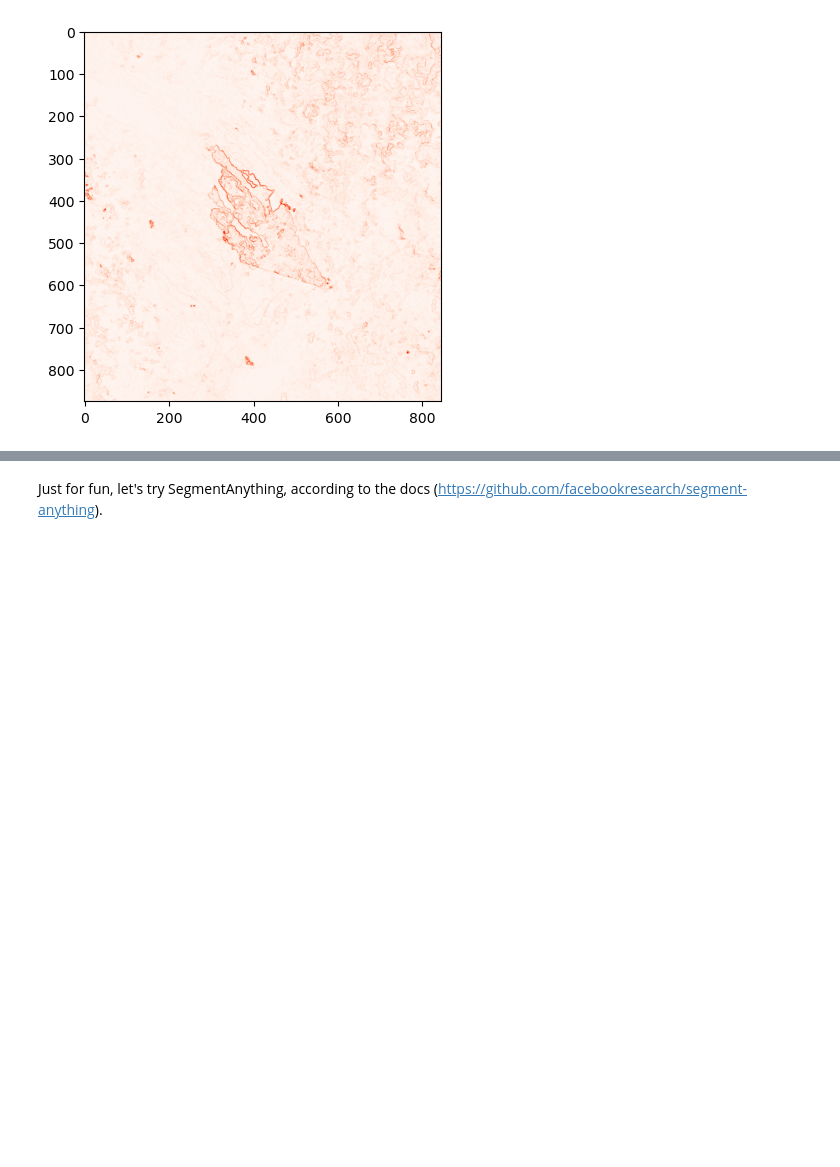
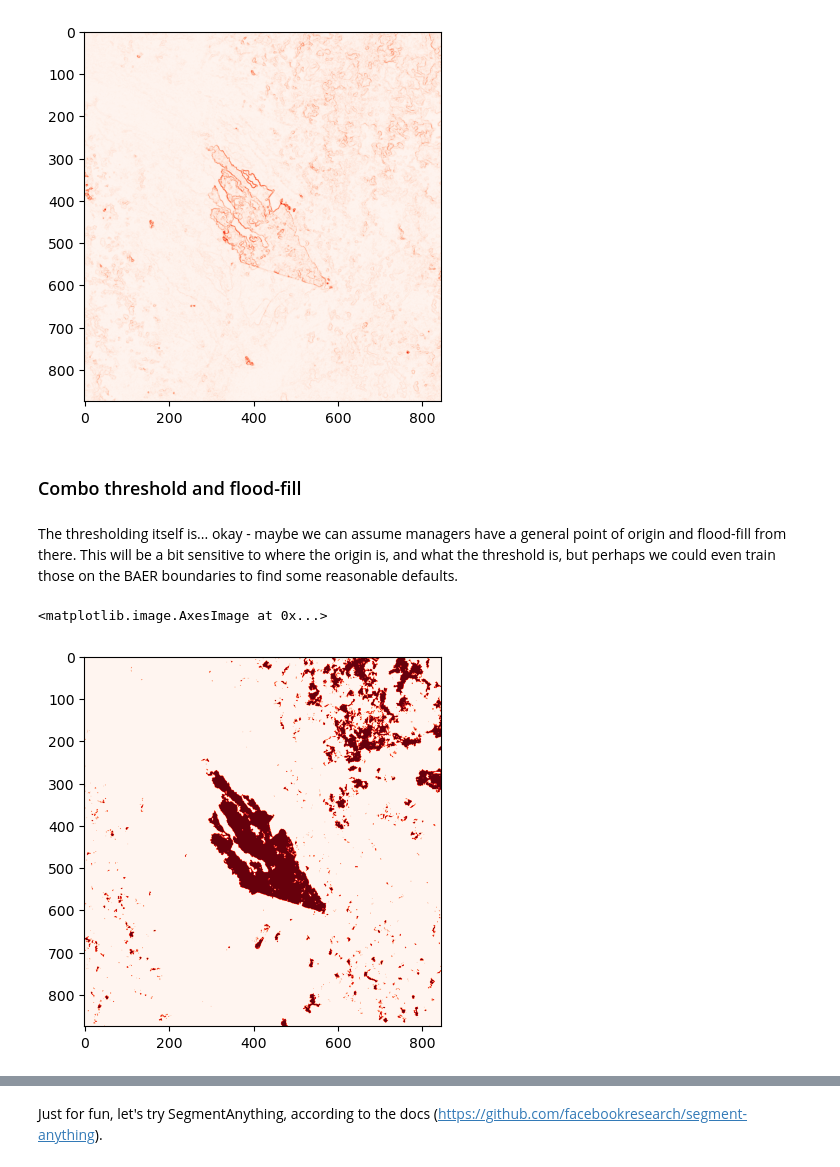
Before and after one commit to SchmidtDSE/burn-severity-mapping-poc, a Jupyter notebook: exploratory/derived_boundary_eda.ipynb, the cells around one changed output, grey strips where cells are left out. Drawn from its saved outputs; the diff is of its cells as text; code cells hidden in the pictures; blank space fills up the shorter version.

Commit message:
Flood fill exploration

```diff
--- a/exploratory/derived_boundary_eda.ipynb
+++ b/exploratory/derived_boundary_eda.ipynb
@@ -186,3 +186,16 @@ plt.imshow(scar_sobel, cmap="Reds")
 # %% [output]
 <matplotlib.image.AxesImage at 0x...>
 [figure]
+# %% [markdown]
+### Combo threshold and flood-fill
+# %% [markdown]
+The thresholding itself is... okay - maybe we can assume managers have a general point of origin and flood-fill from there. This will be a bit sensitive to where the origin is, and what the threshold is, but perhaps we could even train those on the BAER boundaries to find some reasonable defaults.
+# %%
+# First, use otsu to threshold the rbr values
+from skimage.filters import threshold_otsu
+threshold_value = threshold_otsu(rbr_values)
+rbr_otsu = rbr_values > threshold_value
+plt.imshow(rbr_otsu, cmap="Reds")
+# %% [output]
+<matplotlib.image.AxesImage at 0x...>
+[figure, added]
```
Also changed, not shown: parts of 3 cells of this notebook, 1 other file.
